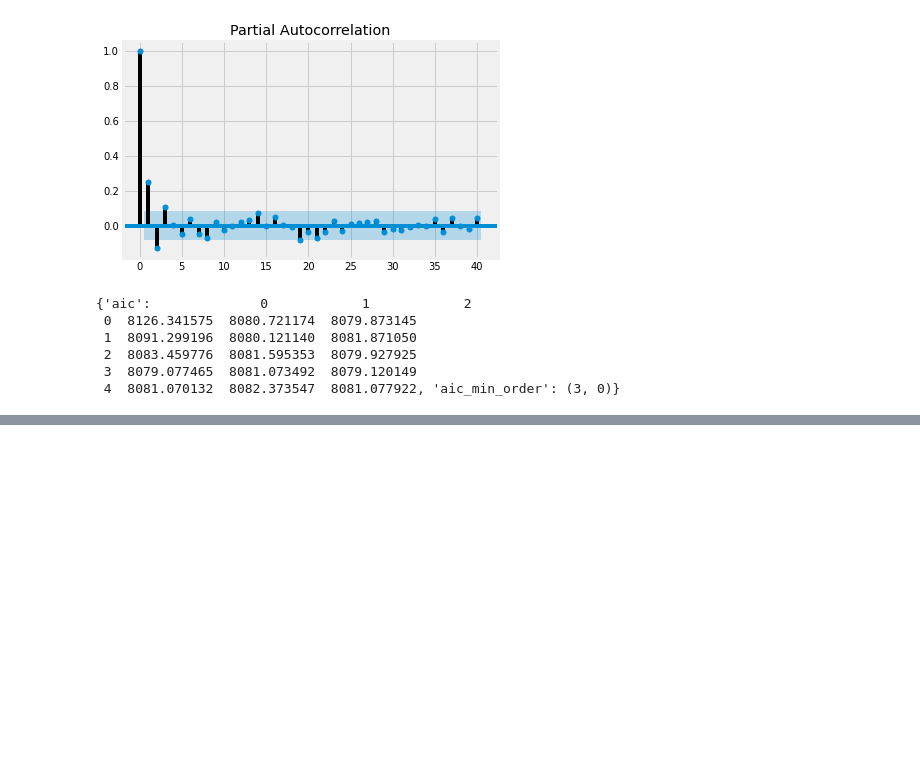
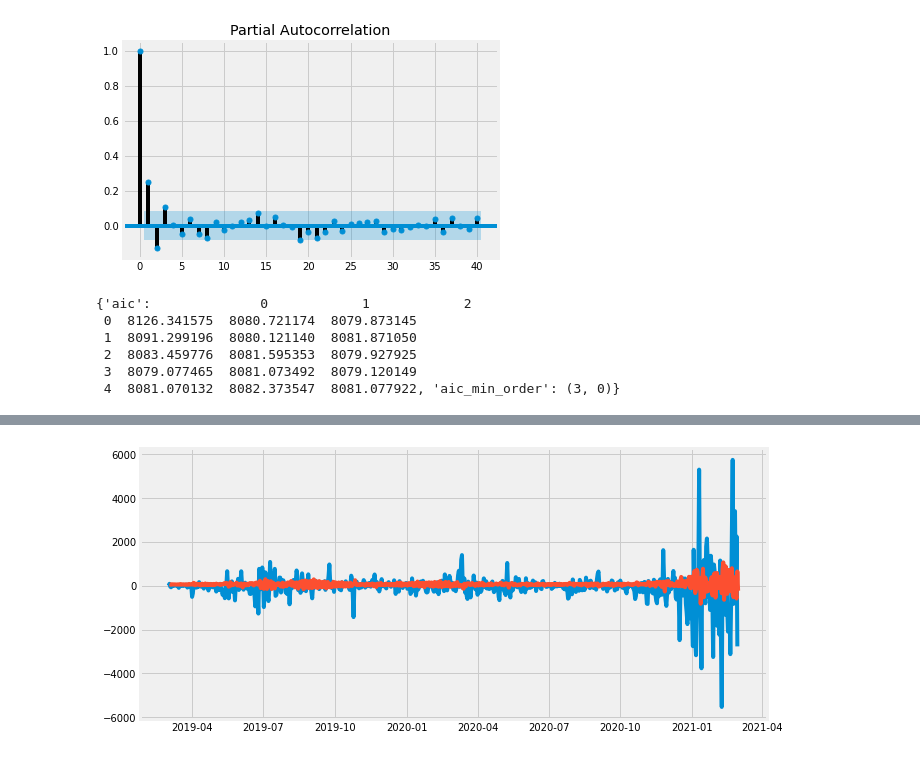
Before and after one commit to ayoubbensakhria/finance_algo, a Jupyter notebook: ARMA_Model.ipynb, the cells around one changed output, grey strips where cells are left out. Saved outputs shown, nothing was run; the diff lists cells and outputs as text; code cells hidden in the pictures; blank space fills up the shorter version.

```diff
--- a/ARMA_Model.ipynb
+++ b/ARMA_Model.ipynb
@@ -151,0 +215,8 @@ MA.2           -0.7661           +0.9793j            1.2434            0.3557
+# %%
+df_diff = df - df.shift(-1)
+df_diff.dropna(inplace = True)
+
+#fit the model to the whole dataset
+model_final = sm.tsa.ARIMA(df, order = (3,1,2), freq = 'D')
+result_final = model_final.fit()
+print(result_final.summary())
@@ -151,0 +241,7 @@ MA.2           -0.7661           +0.9793j            1.2434            0.3557
+# %%
+plt.figure(figsize=(10,5))
+plt.plot(df_diff)
+plt.plot(result_final.fittedvalues)
+plt.show()
+# %% [output]
+[figure, added]
```
Also changed, not shown: parts of 8 cells of this notebook.
